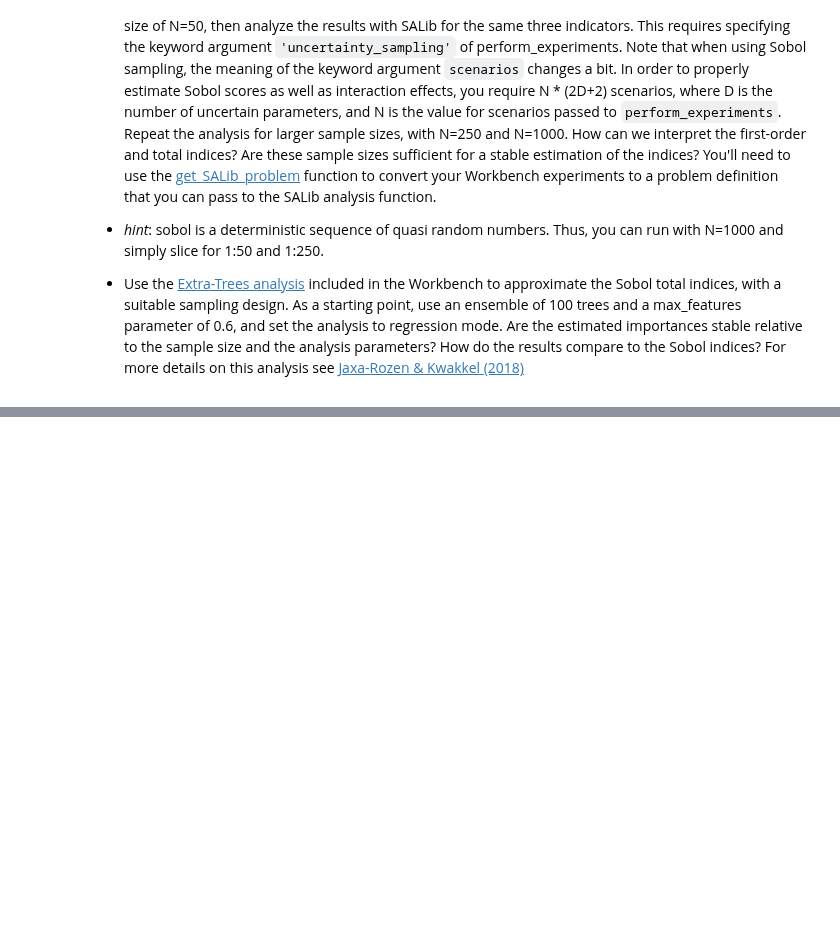
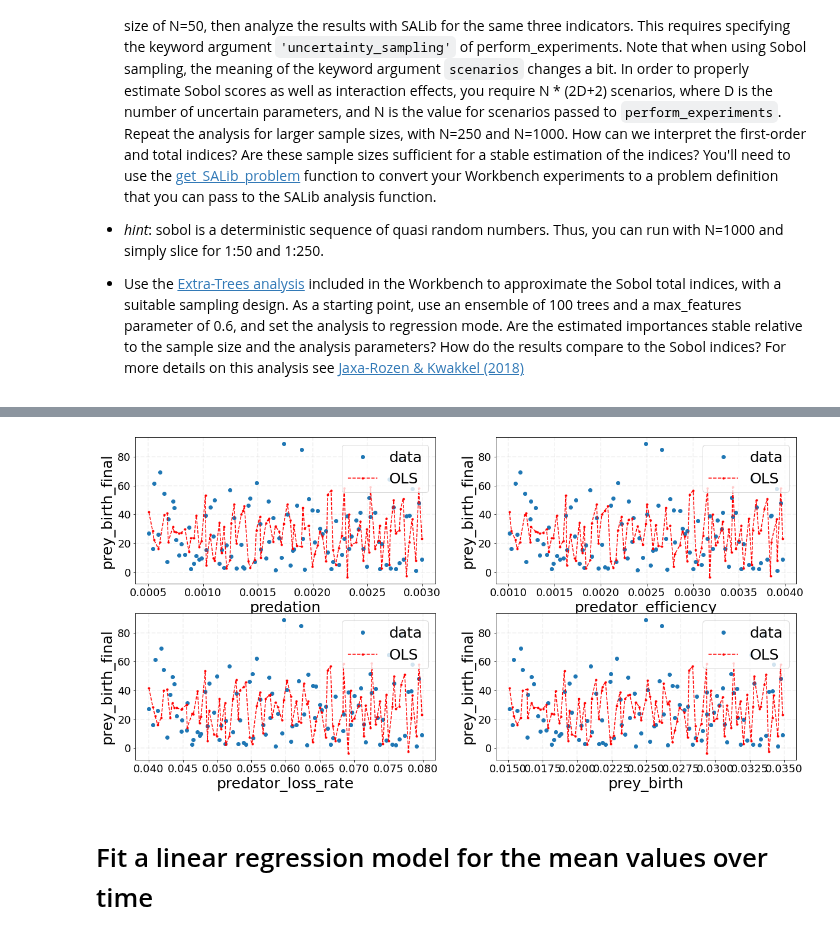
Before and after one commit to tamarvooijs/MBDM, a Jupyter notebook: Week 3-4 - vulnerability analysis/assignment 6 - sensitivity analysis.ipynb, the cells around one changed output, grey strips where cells are left out. Cells and saved outputs as stored; diff of their text form; code cells hidden in the pictures; blank space fills up the shorter version.

```diff
--- a/Week 3-4 - vulnerability analysis/assignment 6 - sensitivity analysis.ipynb
+++ b/Week 3-4 - vulnerability analysis/assignment 6 - sensitivity analysis.ipynb
@@ -276,0 +220,44 @@ Notes:
+# %%
+ys = res_fin.fittedvalues.values
+predation, ys = zip(*sorted(zip(predation, ys)))
+predator_efficiency, ys =zip(*sorted(zip(predator_efficiency, ys)))
+predator_loss_rate, ys =zip(*sorted(zip(predator_loss_rate, ys)))
+prey_birth, ys =zip(*sorted(zip(prey_birth, ys)))
+# %%
+fig, ax = plt.subplots(2,2, figsize=(20,10))
+
+ax[0,0].plot(predation,final_outcomes_prey, 'o', label="data")
+ax[0,0].tick_params(labelsize=18)
+ax[0,0].plot(predation, ys, 'r--.', label="OLS")
+ax[0,0].set_xlabel('predation',fontsize=25)
+ax[0,0].set_ylabel('prey_birth_final',fontsize=25)
+ax[0,0].grid(True, lw=1.75, ls='--', alpha=0.15)
+ax[0,0].legend(fontsize=25,loc="upper right");
+
+ax[0,1].plot(predator_efficiency,final_outcomes_prey, 'o', label="data")
+ax[0,1].tick_params(labelsize=18)
+ax[0,1].plot(predator_efficiency, ys, 'r--.', label="OLS")
+ax[0,1].set_xlabel('predator_efficiency',fontsize=25)
+ax[0,1].set_ylabel('prey_birth_final',fontsize=25)
+ax[0,1].grid(True, lw=1.75, ls='--', alpha=0.15)
+ax[0,1].legend(fontsize=25,loc="upper right");
+
+ax[1,0].plot(predator_loss_rate,final_outcomes_prey, 'o', label="data")
+ax[1,0].tick_params(labelsize=18)
+ax[1,0].plot(predator_loss_rate, ys, 'r--.', label="OLS")
+ax[1,0].set_xlabel('predator_loss_rate',fontsize=25)
+ax[1,0].set_ylabel('prey_birth_final',fontsize=25)
+ax[1,0].grid(True, lw=1.75, ls='--', alpha=0.15)
+ax[1,0].legend(fontsize=25,loc="upper right");
+
+ax[1,1].plot(prey_birth,final_outcomes_prey, 'o', label="data")
+ax[1,1].tick_params(labelsize=18)
+ax[1,1].plot(prey_birth, ys, 'r--.', label="OLS")
+ax[1,1].set_xlabel('prey_birth',fontsize=25)
+ax[1,1].set_ylabel('prey_birth_final',fontsize=25)
+ax[1,1].grid(True, lw=1.75, ls='--', alpha=0.15)
+ax[1,1].legend(fontsize=25,loc="upper right");
+# %% [output]
+[figure, added]
+# %% [markdown]
+# Fit a linear regression model for the mean values over time
```
Also changed, not shown: parts of 71 cells of this notebook.
